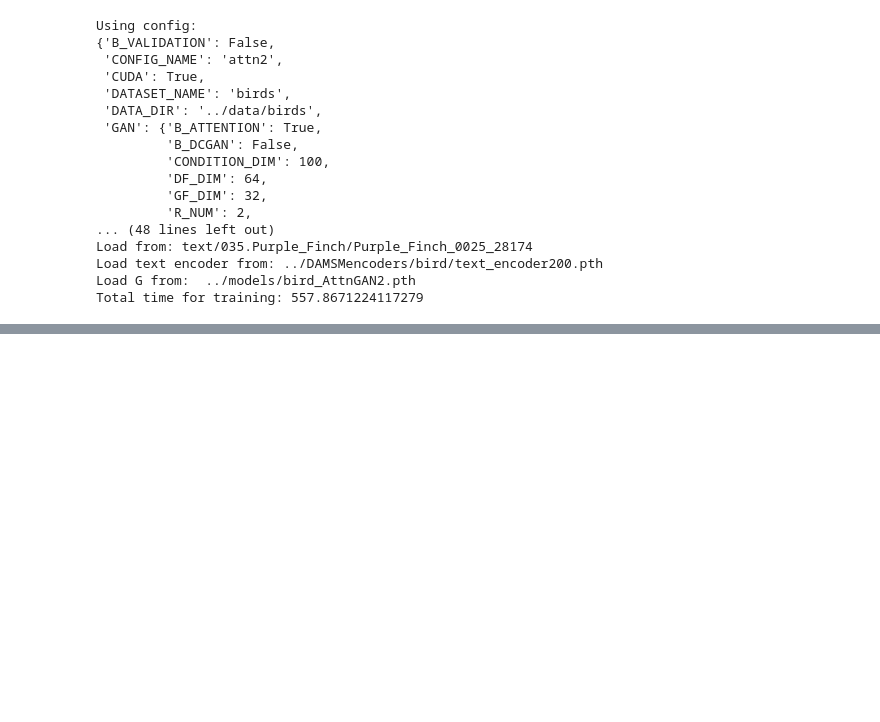
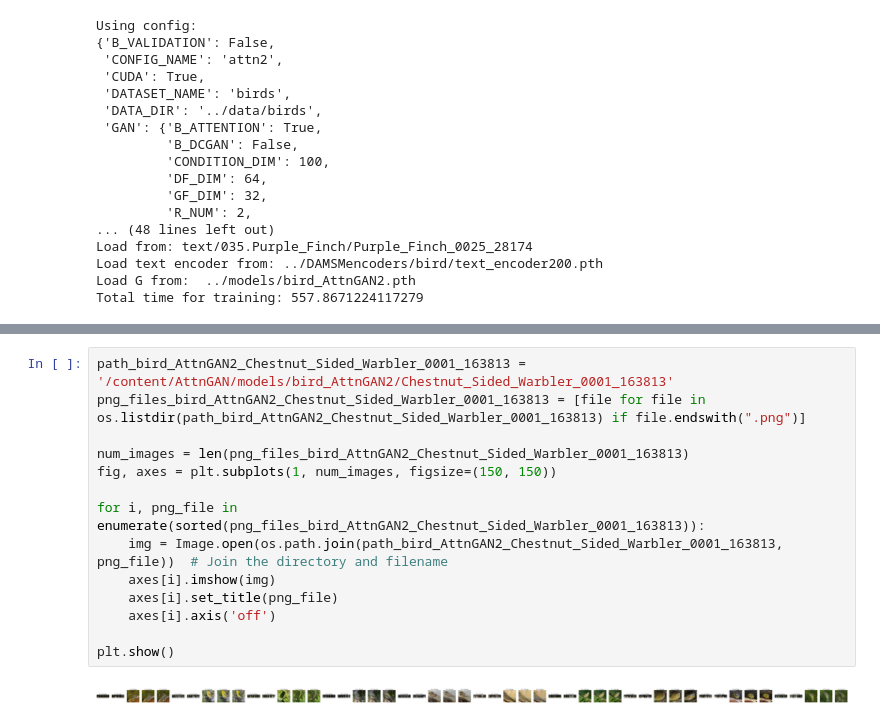
Before and after one commit to Gowreesan10/AttnGAN, a Jupyter notebook: AttnGan.ipynb, the cells around one changed output, grey strips where cells are left out. Drawn from its saved outputs; the diff is of its cells as text; blank space fills up the shorter version.

```diff
--- a/AttnGan.ipynb
+++ b/AttnGan.ipynb
@@ -169,0 +200,16 @@ Total time for training: 557.8671224117279
+# %%
+path_bird_AttnGAN2_Chestnut_Sided_Warbler_0001_163813 = '/content/AttnGAN/models/bird_AttnGAN2/Chestnut_Sided_Warbler_0001_163813'
+png_files_bird_AttnGAN2_Chestnut_Sided_Warbler_0001_163813 = [file for file in os.listdir(path_bird_AttnGAN2_Chestnut_Sided_Warbler_0001_163813) if file.endswith(".png")]
+
+num_images = len(png_files_bird_AttnGAN2_Chestnut_Sided_Warbler_0001_163813)
+fig, axes = plt.subplots(1, num_images, figsize=(150, 150))
+
+for i, png_file in enumerate(sorted(png_files_bird_AttnGAN2_Chestnut_Sided_Warbler_0001_163813)):
+    img = Image.open(os.path.join(path_bird_AttnGAN2_Chestnut_Sided_Warbler_0001_163813, png_file))  # Join the directory and filename
+    axes[i].imshow(img)
+    axes[i].set_title(png_file)
+    axes[i].axis('off')
+
+plt.show()
+# %% [output]
+[figure, added]
```
Also changed, not shown: parts of 11 cells of this notebook.
